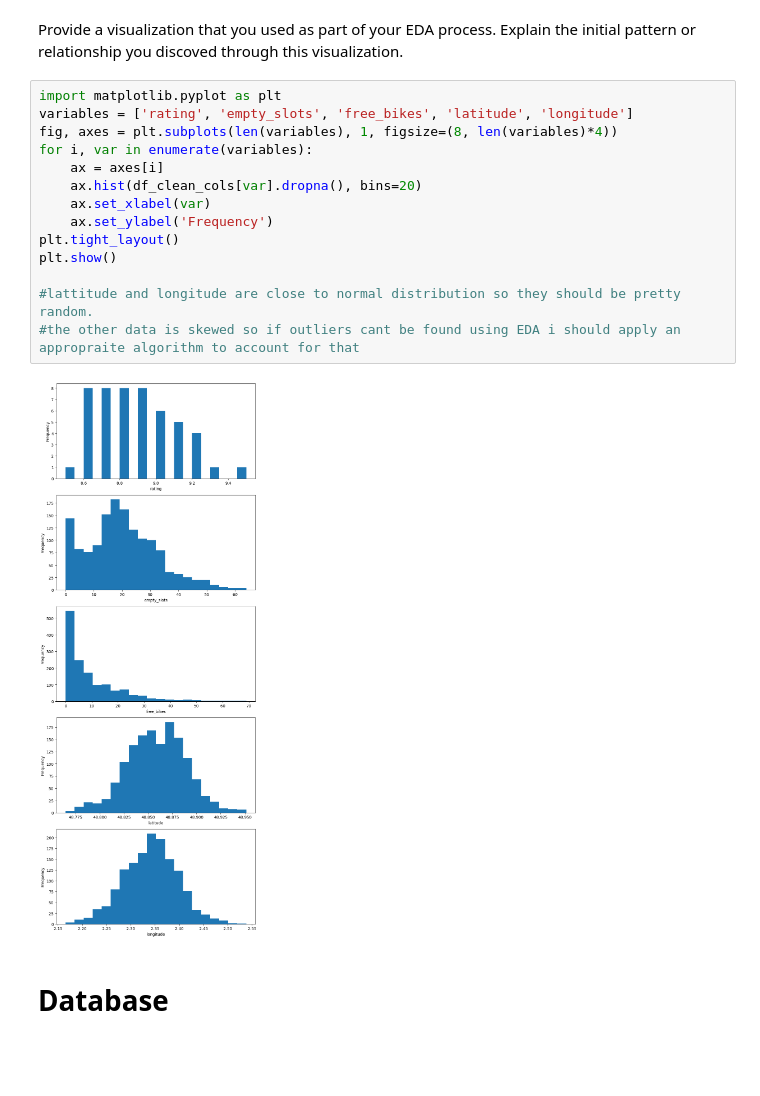
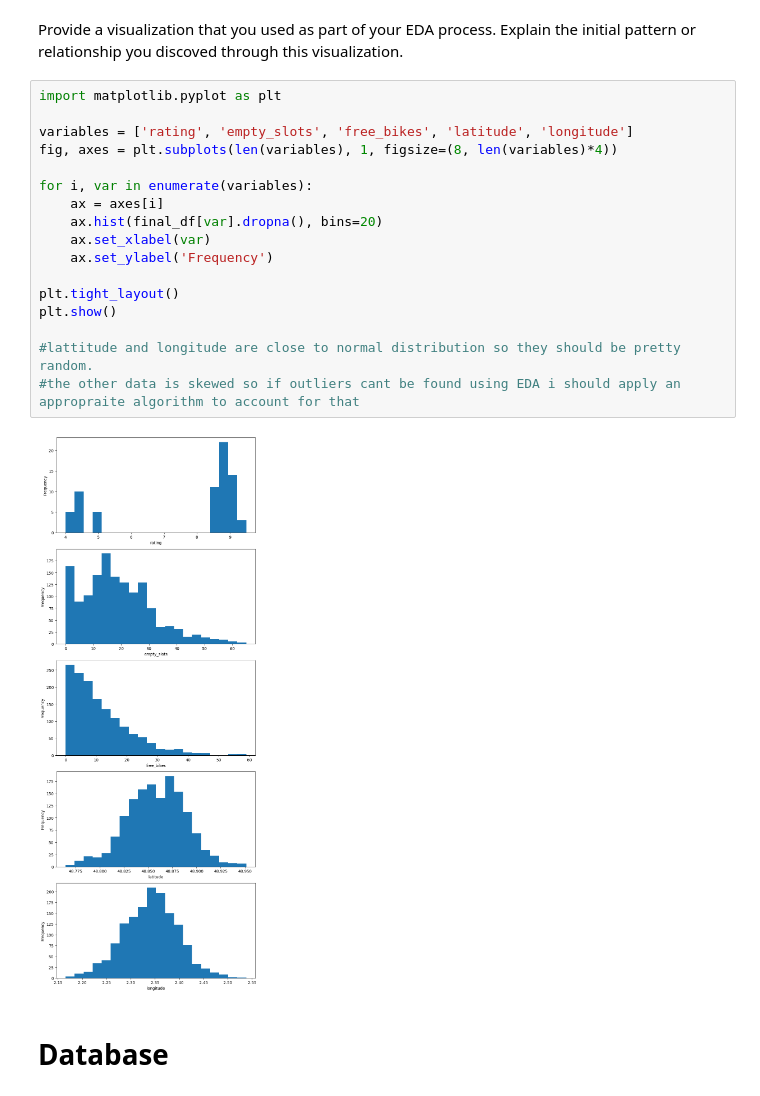
Before and after one commit to jacobncyr/statistical_modelling-_with_python, a Jupyter notebook: notebooks/joining_data.ipynb, the cells around one changed output. Drawn from its saved outputs; the diff is of its cells as text; blank space fills up the shorter version.

```diff
--- a/notebooks/joining_data.ipynb
+++ b/notebooks/joining_data.ipynb
@@ -112,20 +182,23 @@ print(df_non)
 Provide a visualization that you used as part of your EDA process. Explain the initial pattern or relationship you discoved through this visualization.
 # %%
 import matplotlib.pyplot as plt
+
 variables = ['rating', 'empty_slots', 'free_bikes', 'latitude', 'longitude']
 fig, axes = plt.subplots(len(variables), 1, figsize=(8, len(variables)*4))
+
 for i, var in enumerate(variables):
     ax = axes[i]
-    ax.hist(df_clean_cols[var].dropna(), bins=20)
+    ax.hist(final_df[var].dropna(), bins=20)
     ax.set_xlabel(var)
     ax.set_ylabel('Frequency')
+
 plt.tight_layout()
 plt.show()
 
 #lattitude and longitude are close to normal distribution so they should be pretty random.
 #the other data is skewed so if outliers cant be found using EDA i should apply an appropraite algorithm to account for that
 # %% [output]
-[figure, old version]
+[figure, new version]
 # %% [markdown]
 # Database
 # %% [markdown]
```
Also changed, not shown: parts of 8 cells of this notebook, 3 other files.
